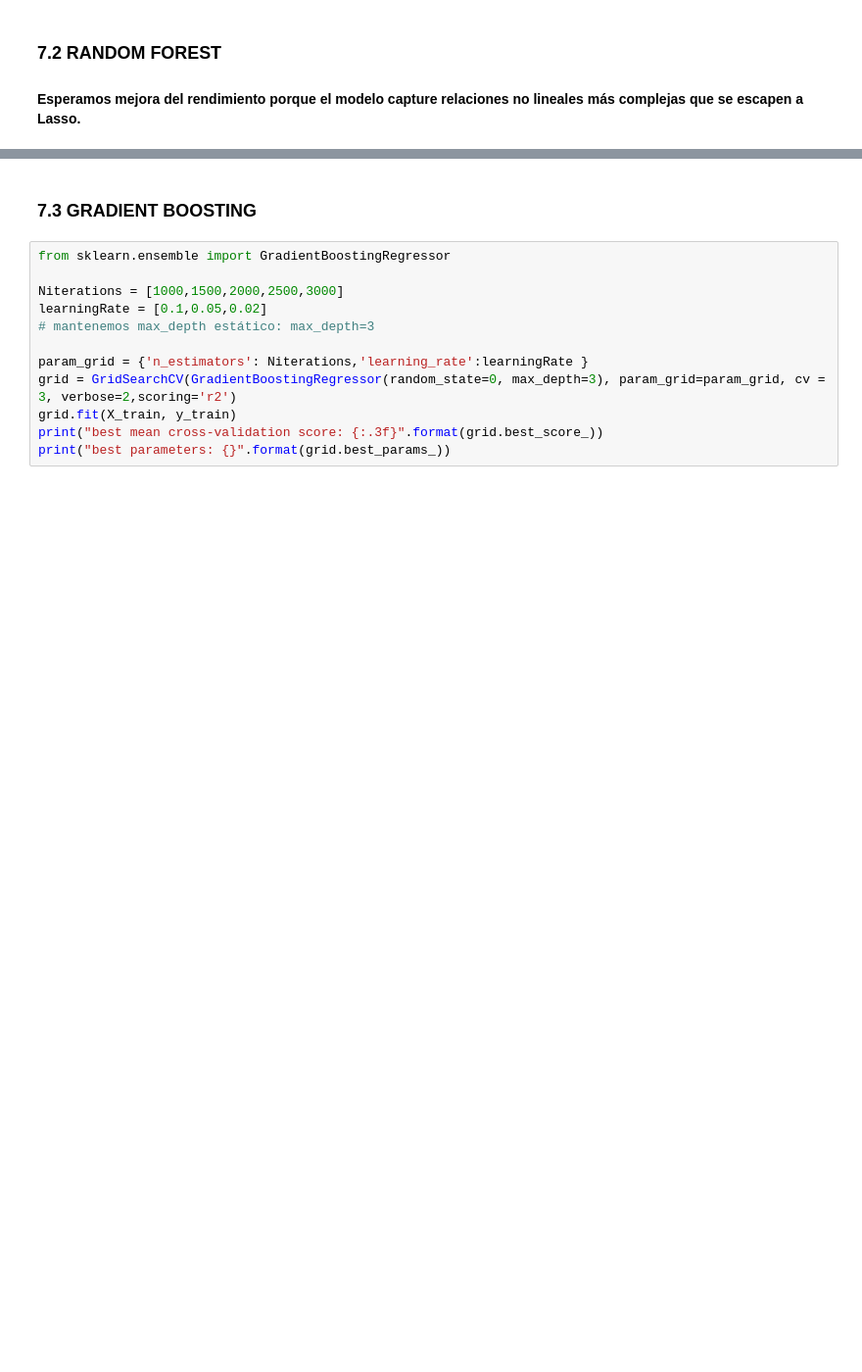
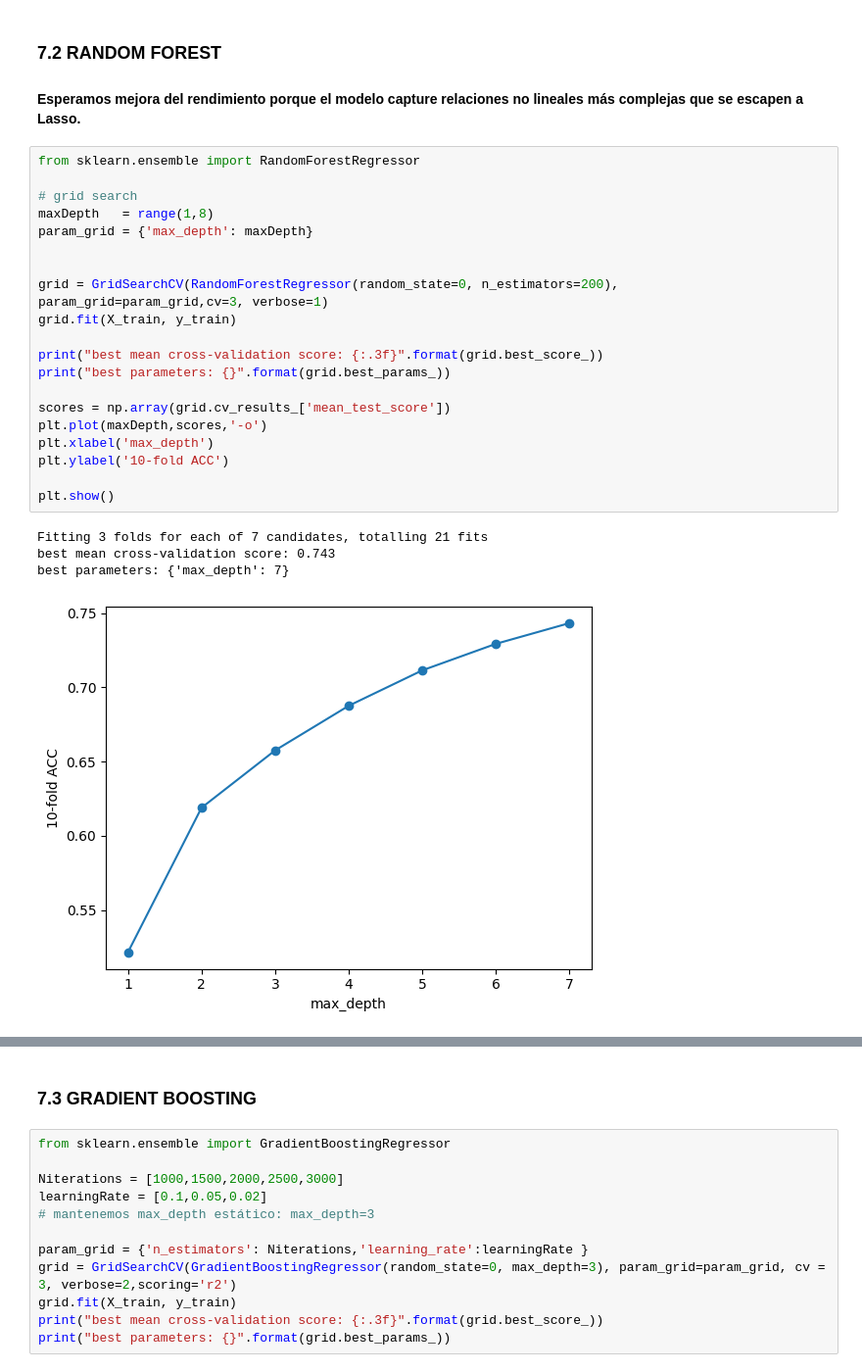
Before and after one commit to mariaeugenia-alvarez/hands-on-coding-machine-learning-project, a Jupyter notebook: ml-airbnb.ipynb, the cells around one changed output, grey strips where cells are left out. Shown at 98% size. Drawn from its saved outputs; the diff is of its cells as text; blank space fills up the shorter version.

```diff
--- a/ml-airbnb.ipynb
+++ b/ml-airbnb.ipynb
@@ -1272,3 +1282,28 @@ Avg Review Scores 0.07697173172625112
 # %% [markdown]
 ### 7.2 RANDOM FOREST
 #### Esperamos mejora del rendimiento porque el modelo capture relaciones no lineales más complejas que se escapen a Lasso.
+# %%
+from sklearn.ensemble import RandomForestRegressor
+
+# grid search
+maxDepth   = range(1,8)
+param_grid = {'max_depth': maxDepth}
+
+
+grid = GridSearchCV(RandomForestRegressor(random_state=0, n_estimators=200), param_grid=param_grid,cv=3, verbose=1)
+grid.fit(X_train, y_train)
+
+print("best mean cross-validation score: {:.3f}".format(grid.best_score_))
+print("best parameters: {}".format(grid.best_params_))
+
+scores = np.array(grid.cv_results_['mean_test_score'])
+plt.plot(maxDepth,scores,'-o')
+plt.xlabel('max_depth')
+plt.ylabel('10-fold ACC')
+
+plt.show()
+# %% [output]
+Fitting 3 folds for each of 7 candidates, totalling 21 fits
+best mean cross-validation score: 0.743
+best parameters: {'max_depth': 7}
+[figure, added]
```
Also changed, not shown: parts of 17 cells of this notebook.
